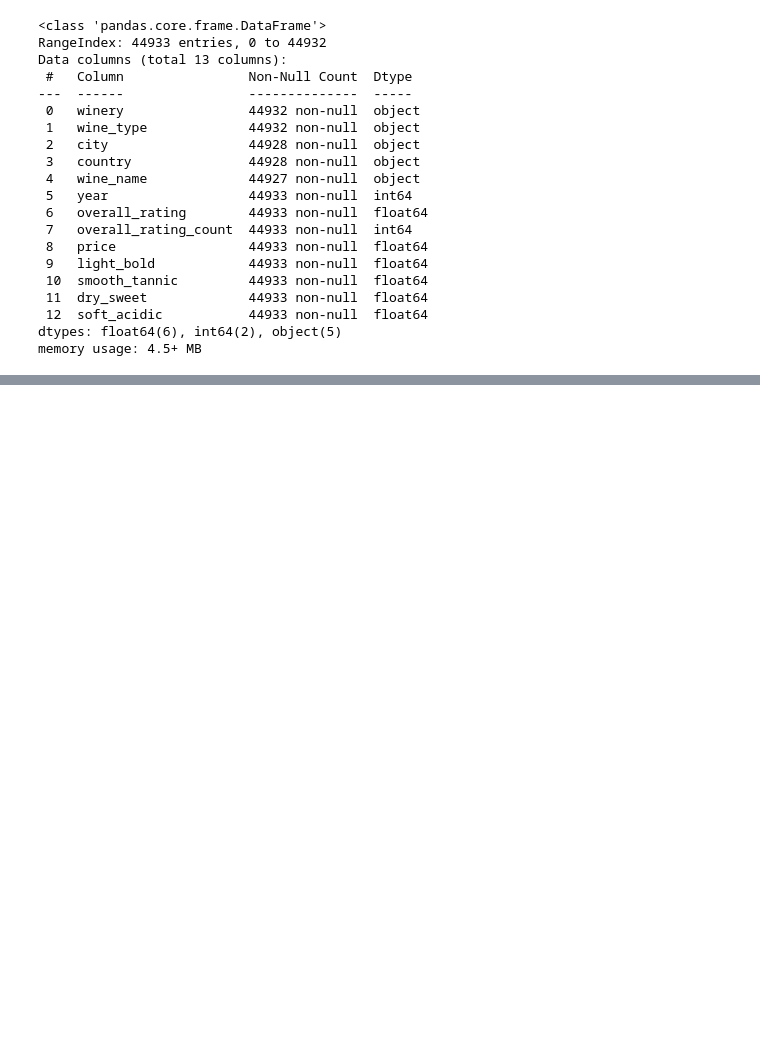
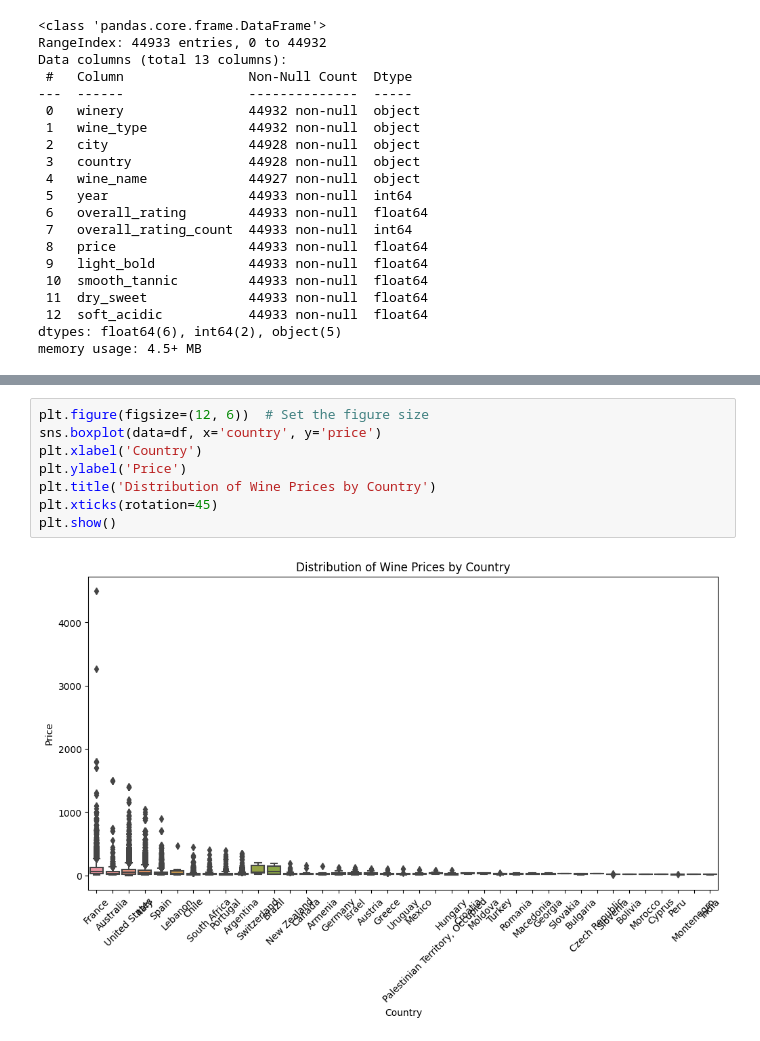
Before and after one commit to lei10003/Cellar-Defenders, a Jupyter notebook: Cellar Defenders_Vivino_Reds_Analysis.ipynb, the cells around one changed output, grey strips where cells are left out. Cells and saved outputs as stored; diff of their text form; blank space fills up the shorter version.

Commit message:
getting to know the data

```diff
--- a/Cellar Defenders_Vivino_Reds_Analysis.ipynb
+++ b/Cellar Defenders_Vivino_Reds_Analysis.ipynb
@@ -117,0 +158,10 @@ df.city.value_counts().hist(bins = 10)
+# %%
+plt.figure(figsize=(12, 6))  # Set the figure size
+sns.boxplot(data=df, x='country', y='price')
+plt.xlabel('Country')
+plt.ylabel('Price')
+plt.title('Distribution of Wine Prices by Country')
+plt.xticks(rotation=45)
+plt.show()
+# %% [output]
+[figure, added]
```
Also changed, not shown: parts of 25 cells of this notebook, 1 other file.
